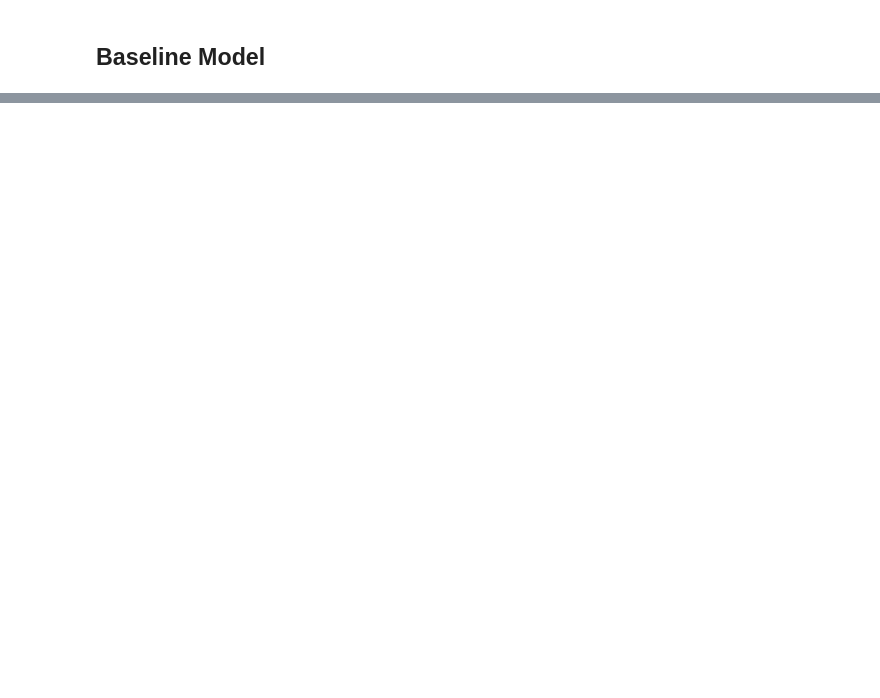
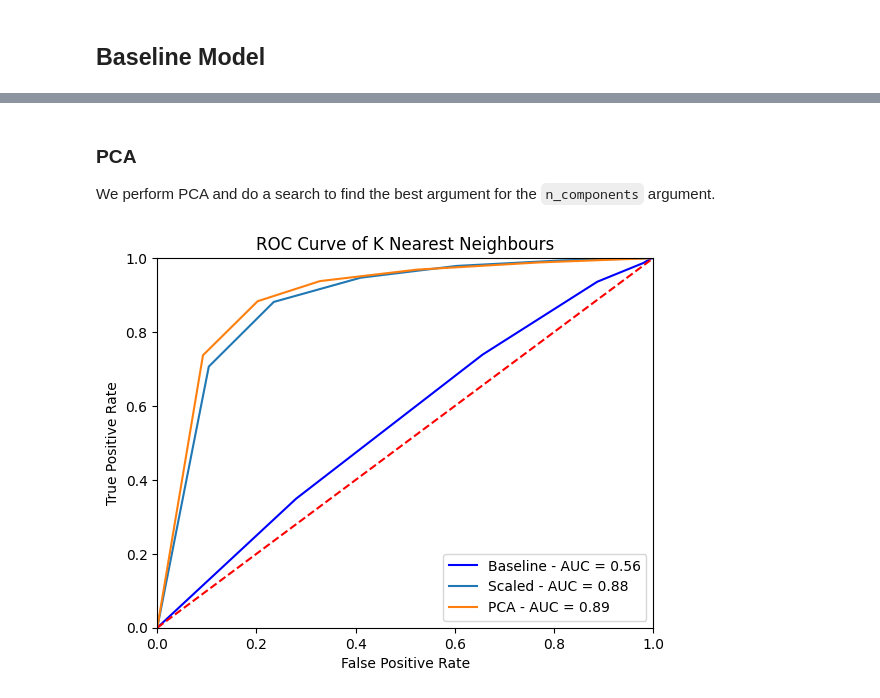
Before and after one commit to christianndjanda/-DST_Assessment_1_Group_4, a Jupyter notebook: ChristianN/K Nearest Neighbours Model.ipynb, the cells around one changed output, grey strips where cells are left out. Saved outputs shown, nothing was run; the diff lists cells and outputs as text; code cells hidden in the pictures; blank space fills up the shorter version.

```diff
--- a/ChristianN/K Nearest Neighbours Model.ipynb
+++ b/ChristianN/K Nearest Neighbours Model.ipynb
@@ -63,0 +156,44 @@ y_pred_KNN_default = KNN_model_default.predict(X_test)
+# %% [markdown]
+### PCA
+
+We perform PCA and do a search to find the best argument for the `n_components` argument.
+# %%
+max_roc_auc2 = [0, 0]
+for i in range(1, 20):
+    pca = PCA(n_components = i)
+    X_pca = pca.fit_transform(X)
+
+    X_train2, X_test2, y_train2, y_test2 = sklearn.model_selection.train_test_split(X_pca, y, test_size = 0.20, random_state = 5)
+    KNN2 = KNeighborsClassifier()
+    KNN2.fit(X_train2, y_train2)
+    y_pred_baseline2 = KNN2.predict(X_test2)
+    y_scores2 = KNN2.predict_proba(X_test2)
+    fpr2, tpr2, threshold2 = roc_curve(y_test2, y_scores2[:,1])
+    roc_auc2 = auc(fpr2, tpr2)
+    if roc_auc2 > max_roc_auc2[0]:
+        max_roc_auc2 = (roc_auc2, i)
+
+pca = PCA(n_components = max_roc_auc2[1])
+X_pca = pca.fit_transform(X)
+
+X_train2, X_test2, y_train2, y_test2 = sklearn.model_selection.train_test_split(X_pca, y, test_size = 0.20, random_state = 5)
+KNN2 = KNeighborsClassifier()
+KNN2.fit(X_train2, y_train2)
+y_pred_baseline2 = KNN2.predict(X_test2)
+y_scores2 = KNN2.predict_proba(X_test2)
+fpr2, tpr2, threshold2 = roc_curve(y_test2, y_scores2[:,1])
+roc_auc2 = auc(fpr2, tpr2)
+
+plt.plot(fpr, tpr,'b', label = 'Baseline - AUC = %0.2f' % roc_auc)
+plt.plot(fpr1, tpr1, label = 'Scaled - AUC = %0.2f' % roc_auc1)
+plt.plot(fpr2, tpr2, label = 'PCA - AUC = %0.2f' % roc_auc2)
+plt.legend(loc = 'lower right')
+plt.plot([0, 1], [0, 1],'r--')
+plt.xlim([0, 1])
+plt.ylim([0, 1])
+plt.ylabel('True Positive Rate')
+plt.xlabel('False Positive Rate')
+plt.title('ROC Curve of K Nearest Neighbours')
+plt.show()
+# %% [output]
+[figure, added]
```
Also changed, not shown: parts of 27 cells of this notebook.
